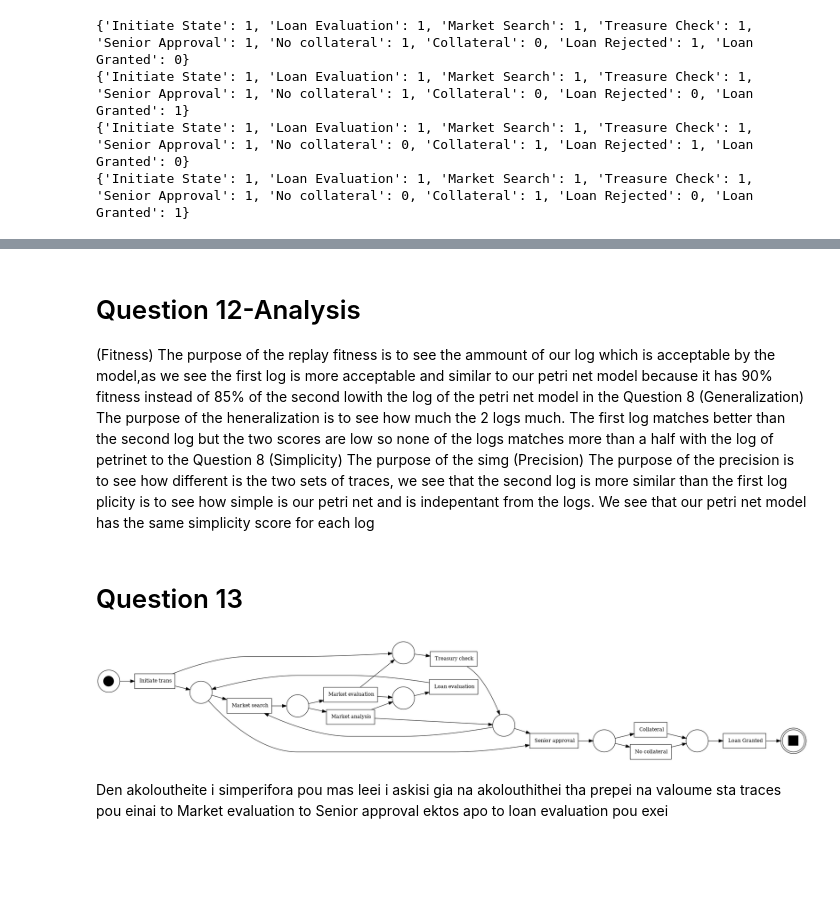
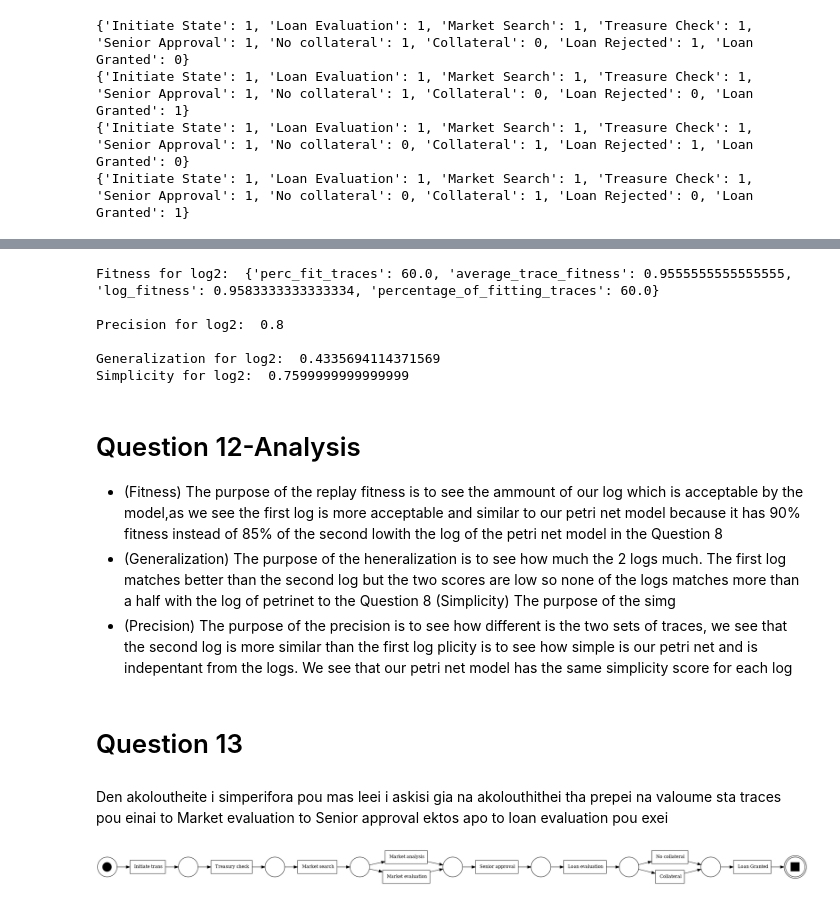
Before and after one commit to christoschr97/CEI521-ProcessMining, a Jupyter notebook: src/BPM-2.ipynb, the cells around one changed output, grey strips where cells are left out. Drawn from its saved outputs; the diff is of its cells as text; code cells hidden in the pictures; blank space fills up the shorter version.

```diff
--- a/src/BPM-2.ipynb
+++ b/src/BPM-2.ipynb
@@ -286,14 +316,34 @@ Simplicity for log2:  0.7599999999999999
+# %%
+log2 = pm4py.read_xes('../data/new_replay2.xes')
+replay2 = token_replay.apply(log2, petri_8, initial_8, final_8)
+fitness2 = replay_fitness_evaluator.apply(log2, petri_8, initial_8, final_8, variant=replay_fitness_evaluator.Variants.TOKEN_BASED)
+print('Fitness for log2: ',fitness2)
+prec2 = precision_evaluator.apply(log2, petri_8, initial_8, final_8, variant=precision_evaluator.Variants.ETCONFORMANCE_TOKEN)
+print('Precision for log2: ',prec2)
+gen2 = generalization_evaluator.apply(log2, petri_8, initial_8, final_8)
+print('Generalization for log2: ',gen2)
+simp2 = simplicity_evaluator.apply(petri_8)
+print('Simplicity for log2: ',simp2)
+# %% [output]
+Fitness for log2:  {'perc_fit_traces': 60.0, 'average_trace_fitness': 0.9555555555555555, 'log_fitness': 0.9583333333333334, 'percentage_of_fitting_traces': 60.0}
+
+Precision for log2:  0.8
+
+Generalization for log2:  0.4335694114371569
+Simplicity for log2:  0.7599999999999999
 # %% [markdown]
 # Question 12-Analysis
-(Fitness) The purpose of the replay fitness is to see the ammount of our log which is acceptable by the model,as we see the first log is more acceptable and similar to our petri net model because it has 90% fitness instead of 85% of the second lowith the log of the petri net model in the Question 8 (Generalization) The purpose of the heneralization is to see how much the 2 logs much. The first log matches better than the second log but the two scores are low so none of the logs matches more than a half with the log of petrinet to the Question 8 (Simplicity) The purpose of the simg (Precision) The purpose of the precision is to see how different is the two sets of traces, we see that the second log is more similar than the first log plicity is to see how simple is our petri net and is indepentant from the logs. We see that our petri net model has the same simplicity score for each log
+* (Fitness) The purpose of the replay fitness is to see the ammount of our log which is acceptable by the model,as we see the first log is more acceptable and similar to our petri net model because it has 90% fitness instead of 85% of the second lowith the log of the petri net model in the Question 8
+* (Generalization) The purpose of the heneralization is to see how much the 2 logs much. The first log matches better than the second log but the two scores are low so none of the logs matches more than a half with the log of petrinet to the Question 8 (Simplicity) The purpose of the simg
+* (Precision) The purpose of the precision is to see how different is the two sets of traces, we see that the second log is more similar than the first log plicity is to see how simple is our petri net and is indepentant from the logs. We see that our petri net model has the same simplicity score for each log
 # %% [markdown]
 # Question 13
-# %%
-log = pm4py.read_xes('../data/new1.xes')
-petriNet, initialMarking, finalMarking = pm4py.discover_petri_net_alpha(log)
-graph = pn_visualizer.apply(petriNet, initialMarking, finalMarking)
-pn_visualizer.view(graph)
-# %% [output]
-[figure, removed]
 # %% [markdown]
 Den akoloutheite i simperifora pou mas leei i askisi gia na akolouthithei tha prepei na valoume sta traces pou einai to Market evaluation to Senior approval ektos apo to loan evaluation pou exei
+# %%
+log = pm4py.read_xes('../data/new_final.xes')
+petriNet, initialMarking, finalMarking = pm4py.discover_petri_net_alpha(log)
+graph = pn_visualizer.apply(petriNet, initialMarking, finalMarking)
+pn_visualizer.view(graph)
+# %% [output]
+[figure, added]
```
Also changed, not shown: parts of 14 cells of this notebook, 2 other files.
